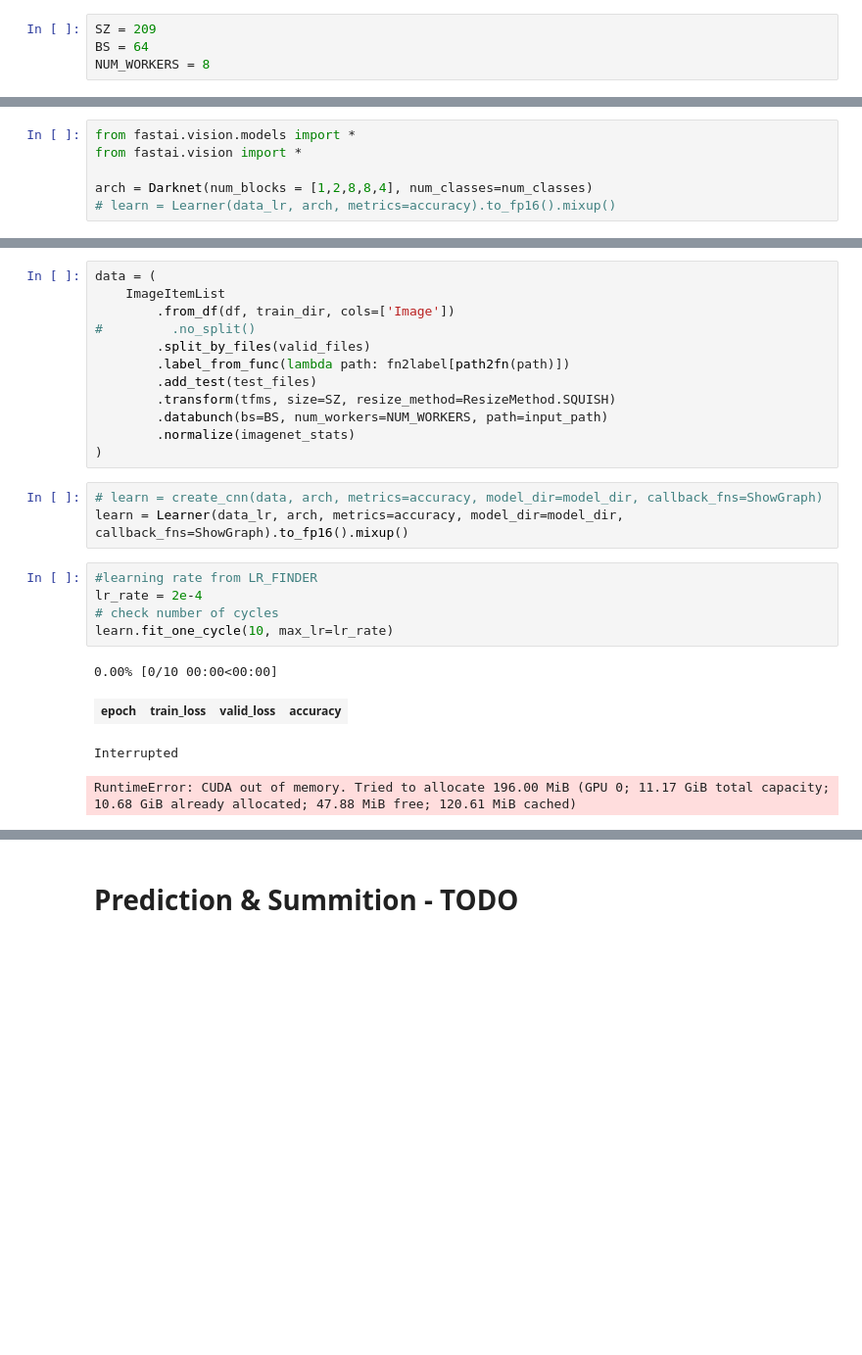
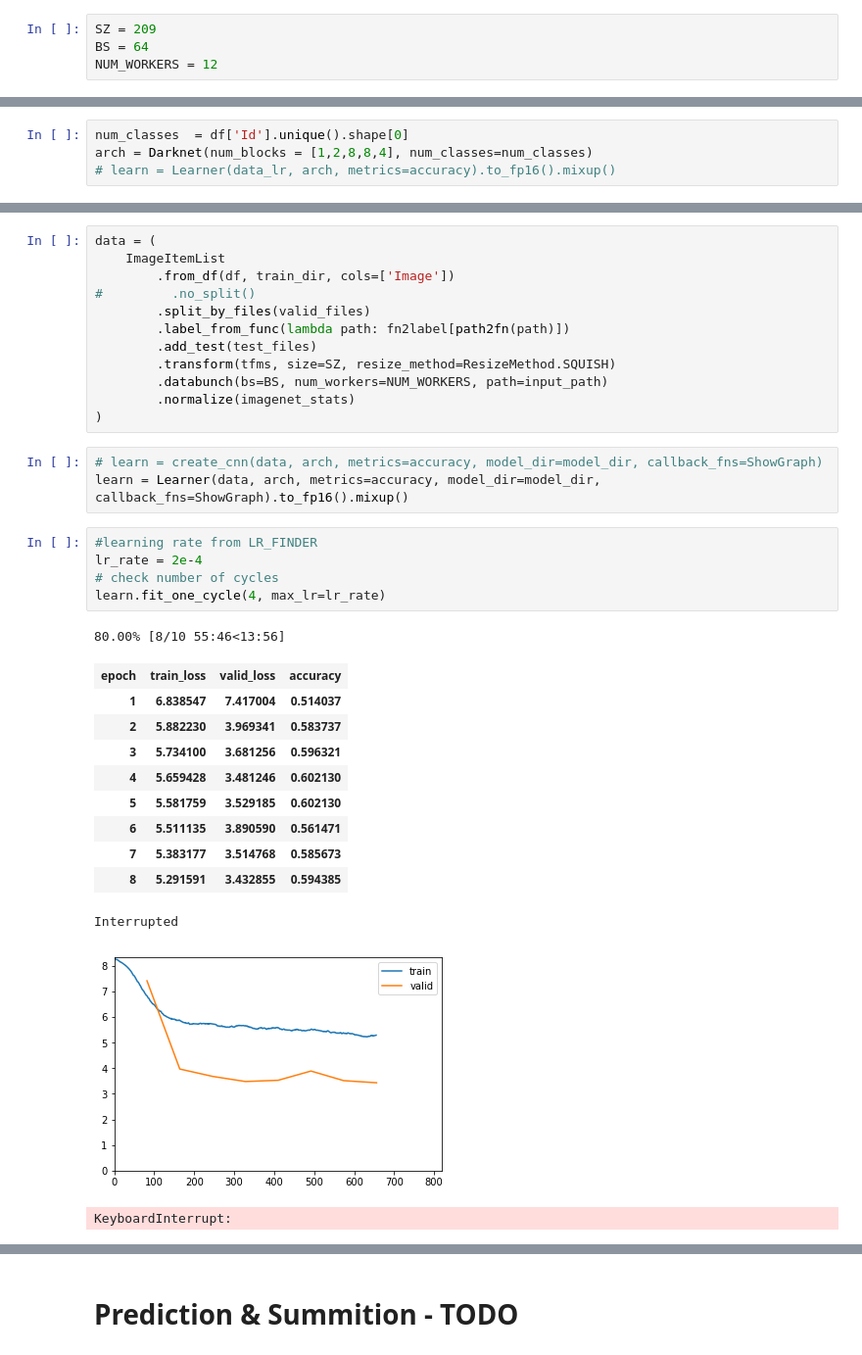
Before and after one commit to Barteus/kaggles, a Jupyter notebook: whales/whales-4.ipynb, the cells around one changed output, grey strips where cells are left out. Shown at 98% size. Saved outputs shown, nothing was run; the diff lists cells and outputs as text; blank space fills up the shorter version.

```diff
--- a/whales/whales-4.ipynb
+++ b/whales/whales-4.ipynb
@@ -105,7 +106,7 @@ tfms = get_transforms(max_zoom = 1.25)
 # %%
 SZ = 209
 BS = 64
-NUM_WORKERS = 8
+NUM_WORKERS = 12
 # %%
 # data_lr = (
 #     ImageItemList
@@ -123,7 +122,5 @@ NUM_WORKERS = 8
 # %%
-from fastai.vision.models import *
-from fastai.vision import *
-
+num_classes  = df['Id'].unique().shape[0]
 arch = Darknet(num_blocks = [1,2,8,8,4], num_classes=num_classes)
 # learn = Learner(data_lr, arch, metrics=accuracy).to_fp16().mixup()
 # %%
@@ -150,14 +143,23 @@ data = (
 )
 # %%
 # learn = create_cnn(data, arch, metrics=accuracy, model_dir=model_dir, callback_fns=ShowGraph)
-learn = Learner(data_lr, arch, metrics=accuracy, model_dir=model_dir, callback_fns=ShowGraph).to_fp16().mixup()
+learn = Learner(data, arch, metrics=accuracy, model_dir=model_dir, callback_fns=ShowGraph).to_fp16().mixup()
 # %%
 #learning rate from LR_FINDER
 lr_rate = 2e-4
 # check number of cycles
-learn.fit_one_cycle(10, max_lr=lr_rate)
+learn.fit_one_cycle(4, max_lr=lr_rate)
 # %% [output]
-0.00% [0/10 00:00<00:00]
+80.00% [8/10 55:46<13:56]
 | epoch | train_loss | valid_loss | accuracy |
+| 1 | 6.838547 | 7.417004 | 0.514037 |
+| 2 | 5.882230 | 3.969341 | 0.583737 |
+| 3 | 5.734100 | 3.681256 | 0.596321 |
+| 4 | 5.659428 | 3.481246 | 0.602130 |
+| 5 | 5.581759 | 3.529185 | 0.602130 |
+| 6 | 5.511135 | 3.890590 | 0.561471 |
+| 7 | 5.383177 | 3.514768 | 0.585673 |
+| 8 | 5.291591 | 3.432855 | 0.594385 |
 Interrupted
+[figure, added]
-RuntimeError: CUDA out of memory. Tried to allocate 196.00 MiB (GPU 0; 11.17 GiB total capacity; 10.68 GiB already allocated; 47.88 MiB free; 120.61 MiB cached)
+KeyboardInterrupt:
```
Also changed, not shown: parts of 13 cells of this notebook.
